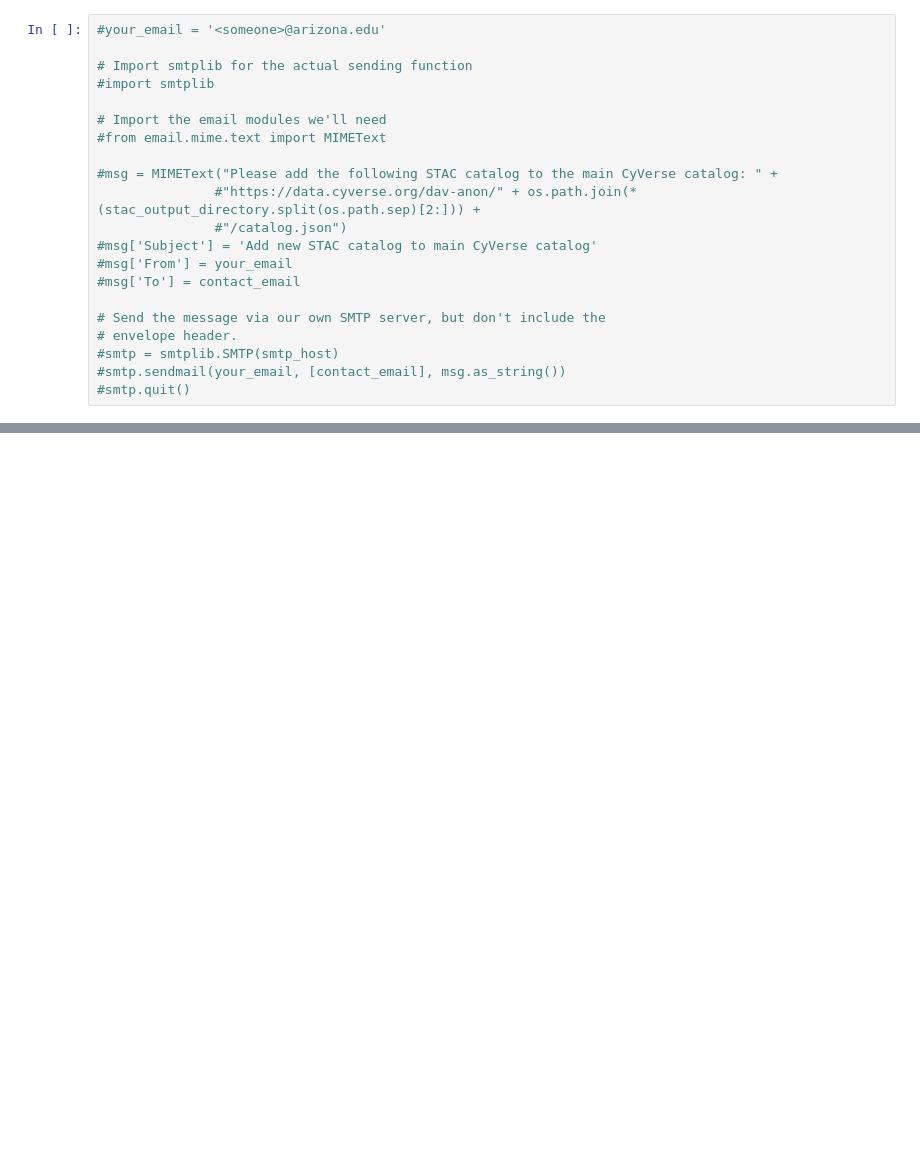
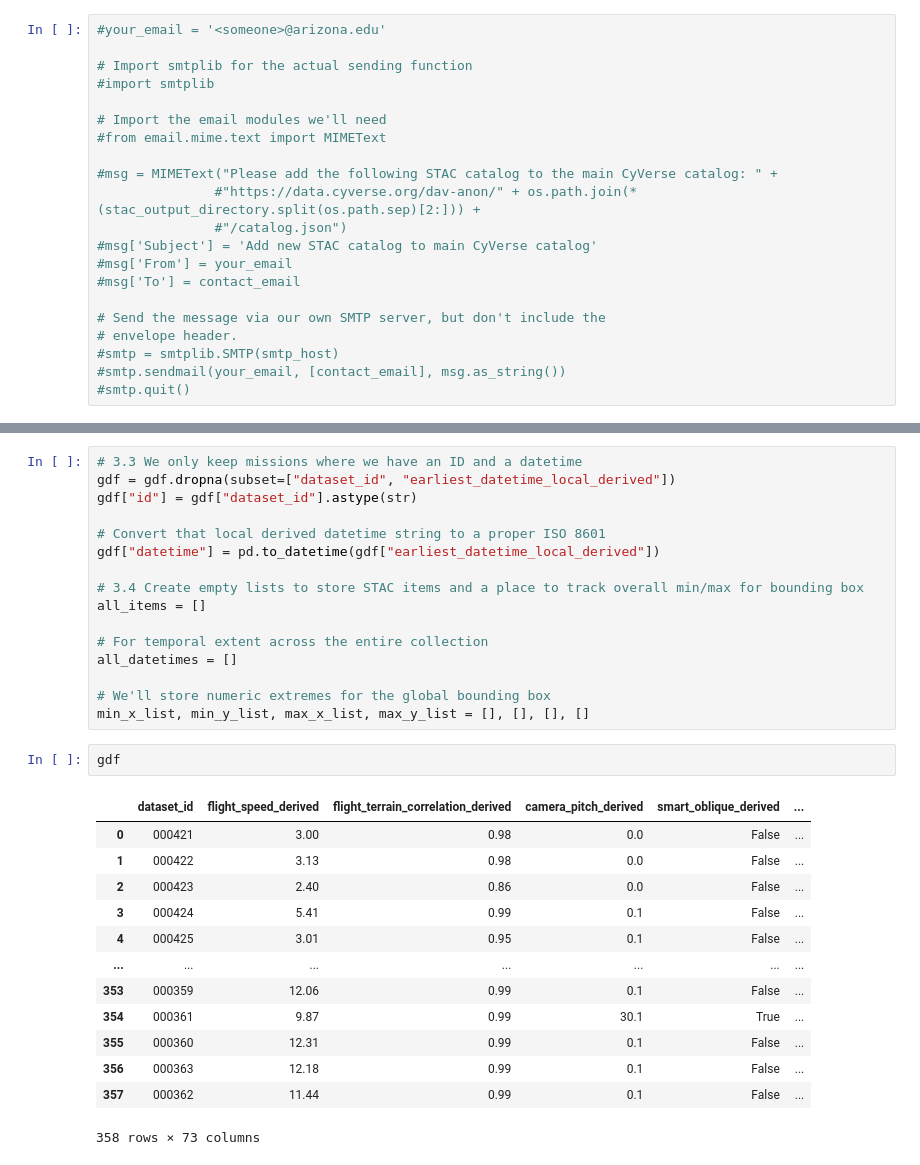
Before and after one commit to cyverse-gis/cyverse-stac, a Jupyter notebook: scripts/STAC_creation_latest.ipynb, the cells around one changed output, grey strips where cells are left out. Cells and saved outputs as stored; diff of their text form; blank space fills up the shorter version.

```diff
--- a/scripts/STAC_creation_latest.ipynb
+++ b/scripts/STAC_creation_latest.ipynb
@@ -717,0 +976,32 @@ and send an email using the following:
+# %%
+# 3.3 We only keep missions where we have an ID and a datetime
+gdf = gdf.dropna(subset=["dataset_id", "earliest_datetime_local_derived"])
+gdf["id"] = gdf["dataset_id"].astype(str)
+
+# Convert that local derived datetime string to a proper ISO 8601
+gdf["datetime"] = pd.to_datetime(gdf["earliest_datetime_local_derived"])
+
+# 3.4 Create empty lists to store STAC items and a place to track overall min/max for bounding box
+all_items = []
+
+# For temporal extent across the entire collection
+all_datetimes = []
+
+# We'll store numeric extremes for the global bounding box
+min_x_list, min_y_list, max_x_list, max_y_list = [], [], [], []
+# %%
+gdf
+# %% [output]
+|  | dataset_id | flight_speed_derived | flight_terrain_correlation_derived | camera_pitch_derived | smart_oblique_derived | ... |
+| 0 | 000421 | 3.00 | 0.98 | 0.0 | False | ... |
+| 1 | 000422 | 3.13 | 0.98 | 0.0 | False | ... |
+| 2 | 000423 | 2.40 | 0.86 | 0.0 | False | ... |
+| 3 | 000424 | 5.41 | 0.99 | 0.1 | False | ... |
+| 4 | 000425 | 3.01 | 0.95 | 0.1 | False | ... |
+| ... | ... | ... | ... | ... | ... | ... |
+| 353 | 000359 | 12.06 | 0.99 | 0.1 | False | ... |
+| 354 | 000361 | 9.87 | 0.99 | 30.1 | True | ... |
+| 355 | 000360 | 12.31 | 0.99 | 0.1 | False | ... |
+| 356 | 000363 | 12.18 | 0.99 | 0.1 | False | ... |
+| 357 | 000362 | 11.44 | 0.99 | 0.1 | False | ... |
+358 rows × 73 columns
```
Also changed, not shown: parts of 14 cells of this notebook.
